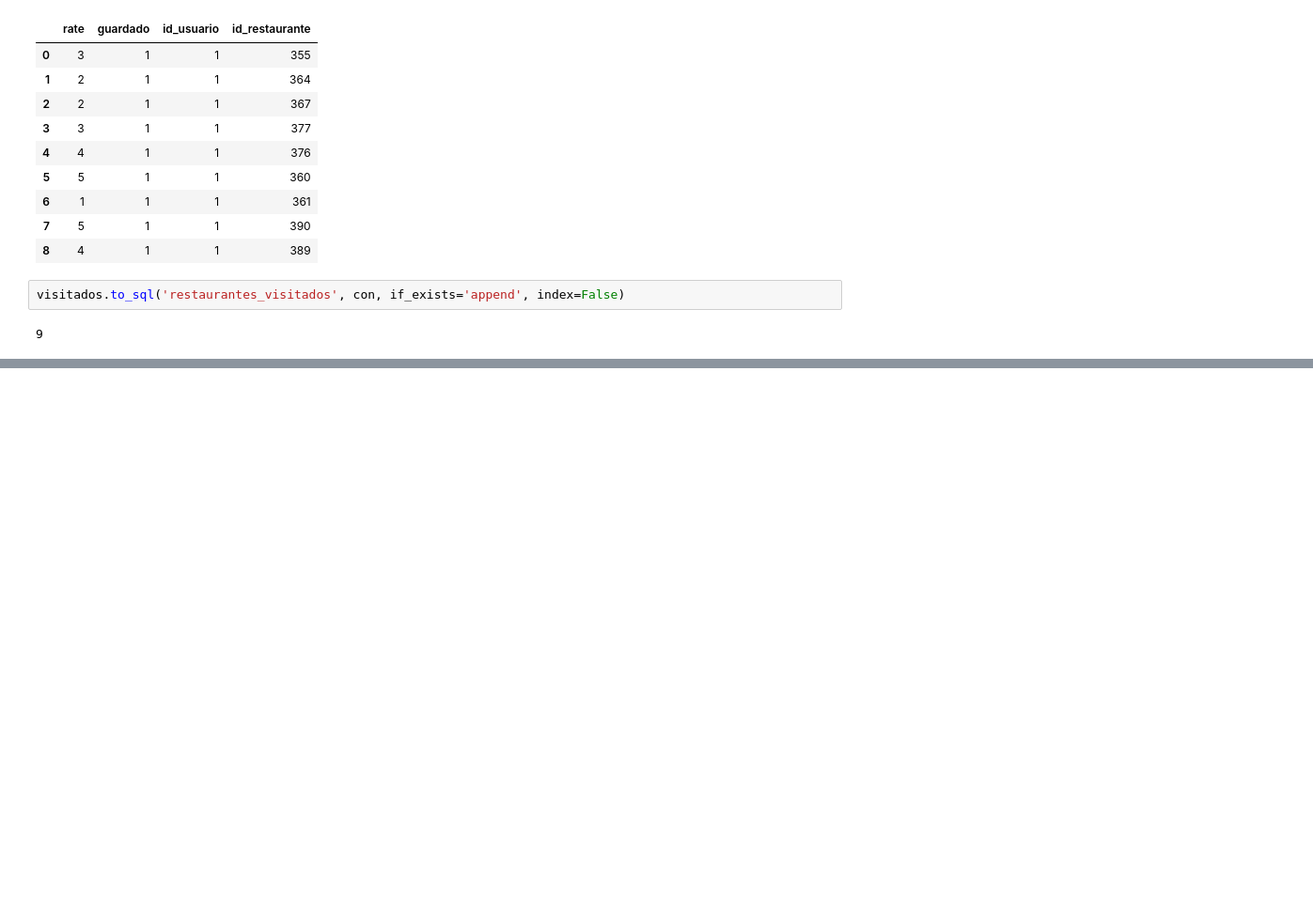
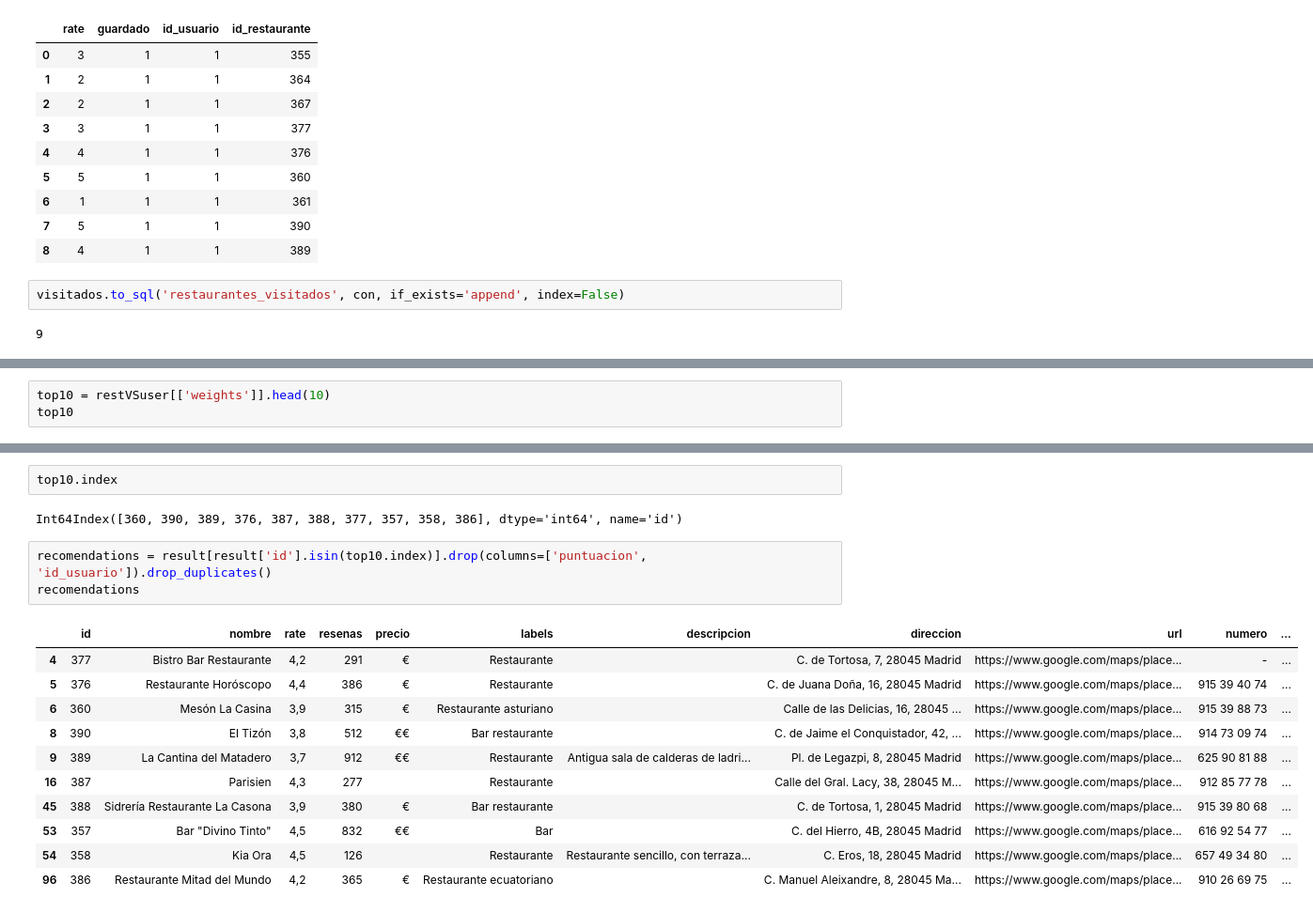
Before and after one commit to pedroConsuegraMateo/ProyectoLunaRossa_ih, a Jupyter notebook: db/notebooks/posting_mockup_data.ipynb, the cells around one changed output, grey strips where cells are left out. Shown at 94% size. Saved outputs shown, nothing was run; the diff lists cells and outputs as text; blank space fills up the shorter version.

```diff
--- a/db/notebooks/posting_mockup_data.ipynb
+++ b/db/notebooks/posting_mockup_data.ipynb
@@ -112,0 +261,3 @@ visitados.to_sql('restaurantes_visitados', con, if_exists='append', index=False)
+# %%
+top10 = restVSuser[['weights']].head(10)
+top10
@@ -112,0 +277,19 @@ visitados.to_sql('restaurantes_visitados', con, if_exists='append', index=False)
+# %%
+top10.index
+# %% [output]
+Int64Index([360, 390, 389, 376, 387, 388, 377, 357, 358, 386], dtype='int64', name='id')
+# %%
+recomendations = result[result['id'].isin(top10.index)].drop(columns=['puntuacion', 'id_usuario']).drop_duplicates()
+recomendations
+# %% [output]
+|  | id | nombre | rate | resenas | precio | labels | descripcion | direccion | url | numero | ... |
+| 4 | 377 | Bistro Bar Restaurante | 4,2 | 291 | € | Restaurante |  | C. de Tortosa, 7, 28045 Madrid | https://www.google.com/maps/place... | - | ... |
+| 5 | 376 | Restaurante Horóscopo | 4,4 | 386 | € | Restaurante |  | C. de Juana Doña, 16, 28045 Madrid | https://www.google.com/maps/place... | 915 39 40 74 | ... |
+| 6 | 360 | Mesón La Casina | 3,9 | 315 | € | Restaurante asturiano |  | Calle de las Delicias, 16, 28045 ... | https://www.google.com/maps/place... | 915 39 88 73 | ... |
+| 8 | 390 | El Tizón | 3,8 | 512 | €€ | Bar restaurante |  | C. de Jaime el Conquistador, 42, ... | https://www.google.com/maps/place... | 914 73 09 74 | ... |
+| 9 | 389 | La Cantina del Matadero | 3,7 | 912 | €€ | Restaurante | Antigua sala de calderas de ladri... | Pl. de Legazpi, 8, 28045 Madrid | https://www.google.com/maps/place... | 625 90 81 88 | ... |
+| 16 | 387 | Parisien | 4,3 | 277 |  | Restaurante |  | Calle del Gral. Lacy, 38, 28045 M... | https://www.google.com/maps/place... | 912 85 77 78 | ... |
+| 45 | 388 | Sidrería Restaurante La Casona | 3,9 | 380 | € | Bar restaurante |  | C. de Tortosa, 1, 28045 Madrid | https://www.google.com/maps/place... | 915 39 80 68 | ... |
+| 53 | 357 | Bar "Divino Tinto" | 4,5 | 832 | €€ | Bar |  | C. del Hierro, 4B, 28045 Madrid | https://www.google.com/maps/place... | 616 92 54 77 | ... |
+| 54 | 358 | Kia Ora | 4,5 | 126 |  | Restaurante | Restaurante sencillo, con terraza... | C. Eros, 18, 28045 Madrid | https://www.google.com/maps/place... | 657 49 34 80 | ... |
+| 96 | 386 | Restaurante Mitad del Mundo | 4,2 | 365 | € | Restaurante ecuatoriano |  | C. Manuel Aleixandre, 8, 28045 Ma... | https://www.google.com/maps/place... | 910 26 69 75 | ... |
```
Also changed, not shown: parts of 11 cells of this notebook, 28 other files.
